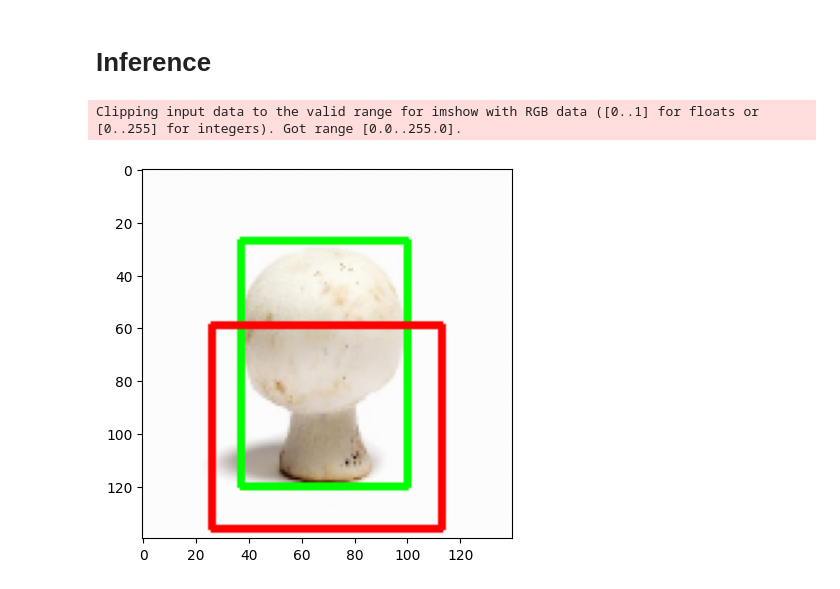
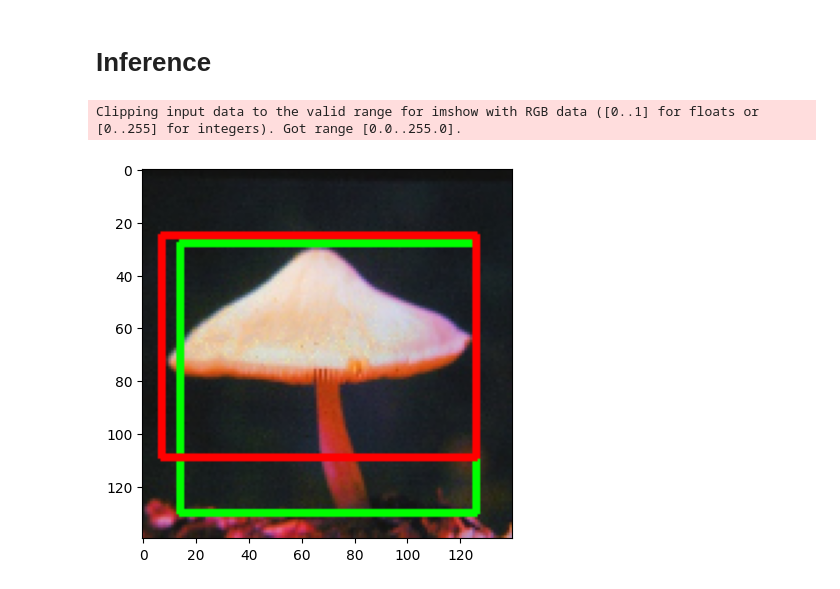
Before and after one commit to adriangrana2/pytorchLabs, a Jupyter notebook: Deep_Learning_with_PyTorch_Object_Localization.ipynb, the cells around one changed output. Saved outputs shown, nothing was run; the diff lists cells and outputs as text; code cells hidden in the pictures.

```diff
--- a/Deep_Learning_with_PyTorch_Object_Localization.ipynb
+++ b/Deep_Learning_with_PyTorch_Object_Localization.ipynb
@@ -39,7 +39,7 @@ sys.path.append('object-localization-dataset')
 CSV_FILE = 'object-localization-dataset/train.csv'
 DATA_DIR = 'object-localization-dataset/'
 
-DEVICE = 'cpu'
+DEVICE = 'cuda'
 
 BATCH_SIZE = 16
 IMG_SIZE = 140
@@ -212,19 +212,24 @@ import timm
 
 class ObjLocModel(nn.Module):
 
-    def __init__(self):
-        super(ObjLocModel, self).__init__()
-
-        self.backbone = timm.create_model(MODEL_NAME, pretrained=True, num_classes=4)
+    def __init__(self,
+                 model_name: str = MODEL_NAME,
+                 output_dim: int=NUM_COR,
+                 pretrained: bool=True,
+                 loss_fn: nn.Module=None):
+        super(ObjLocModel,self).__init__()
+        # instantiation backbone with a new head
+        self.backbone = timm.create_model(model_name, pretrained=pretrained, num_classes=output_dim)
+        self.criterion = loss_fn or nn.MSELoss()
 
     def forward(self, images, gt_bboxes=None):
-        bboxes = self.backbone(images)
+        preds = self.backbone(images)
 
-        if gt_bboxes != None:
-            loss = nn.MSELoss()(bboxes, gt_bboxes)
-            return bboxes, loss
+        if gt_bboxes is not None:
+            loss = self.criterion(preds, gt_bboxes)
+            return preds, loss
 
-        return bboxes
+        return preds
 # %%
 model = ObjLocModel()
 model.to(DEVICE)
@@ -320,13 +337,13 @@ import utils
 # %%
 model.load_state_dict(torch.load('best_model.pt'))
 model.eval()
 
 with torch.no_grad():
-    image, gt_bbox = validset[34] # (c, h, w)
+    image, gt_bbox = validset[5] # (c, h, w)
     image = image.unsqueeze(0).to(DEVICE) # (bs, c, h, w)
     out_bbox = model(image)
 
     utils.compare_plots(image, gt_bbox, out_bbox)
 # %% [output]
 Clipping input data to the valid range for imshow with RGB data ([0..1] for floats or [0..255] for integers). Got range [0.0..255.0].
-[figure, old version]
+[figure, new version]
```
Also changed, not shown: parts of 11 cells of this notebook.
